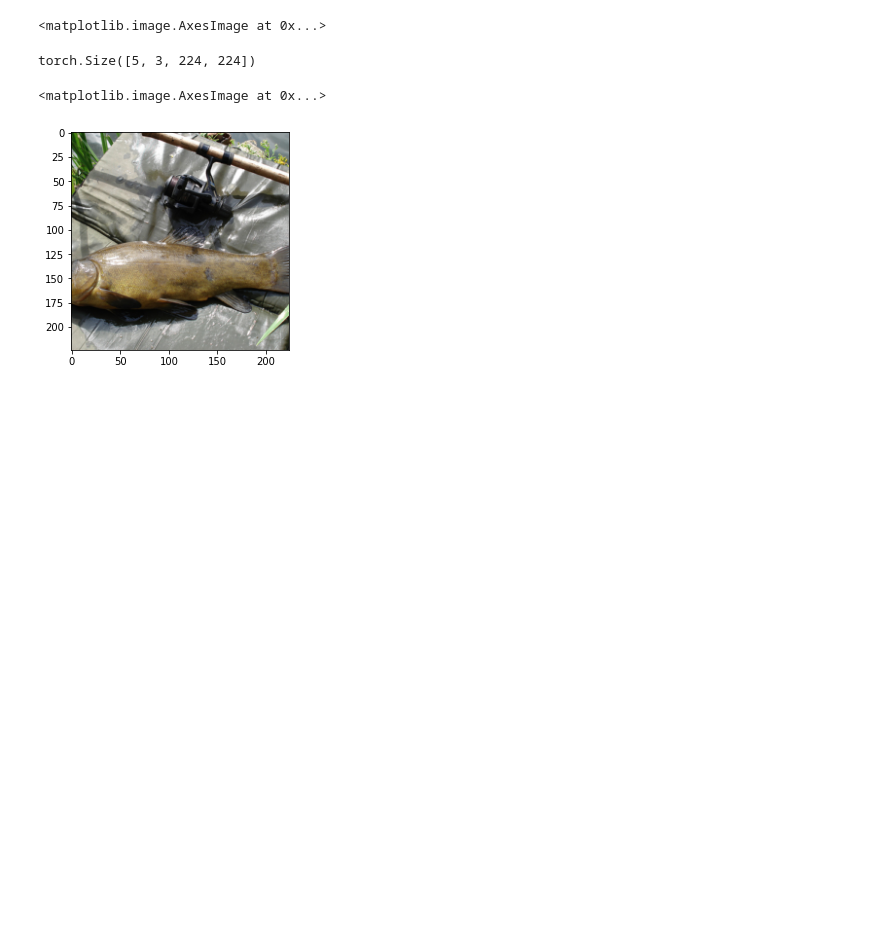
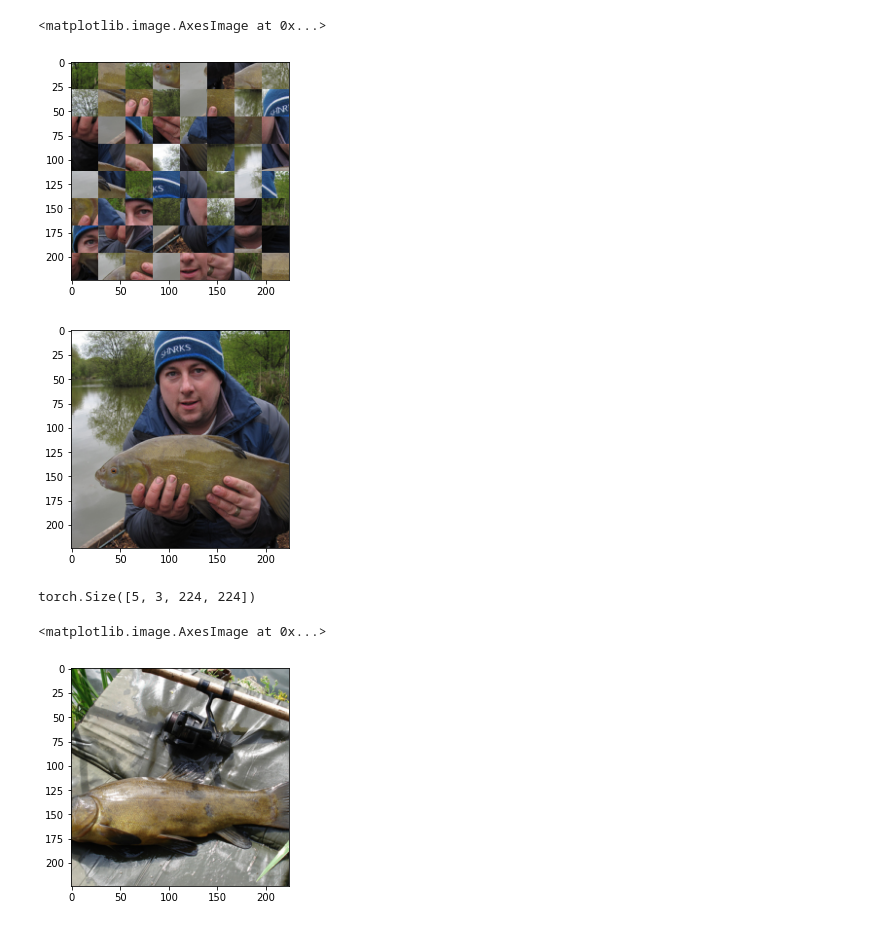
Before and after one commit to Lucy7298/self-supervised-learning, a Jupyter notebook: notebook/augmentation_debugger.ipynb, the cells around one changed output. Cells and saved outputs as stored; diff of their text form; code cells hidden in the pictures; blank space fills up the shorter version.

```diff
--- a/notebook/augmentation_debugger.ipynb
+++ b/notebook/augmentation_debugger.ipynb
@@ -46,12 +46,15 @@ for b in dataloader:
     image, y = b
     break
 # %%
-aug = JigsawAugmentation(4, 4)
-augmented = aug(batch)
+aug = JigsawAugmentation(8, 8)
+augmented = aug(image)
 # %%
-show_image(augmented[1])
+show_image(augmented[3])
+show_image(image[3])
 # %% [output]
 <matplotlib.image.AxesImage at 0x...>
+[figure, added]
+[figure, added]
 # %%
 print(image.shape)
 B, _, H, W = image.shape
```
Also changed, not shown: 2 other files.
